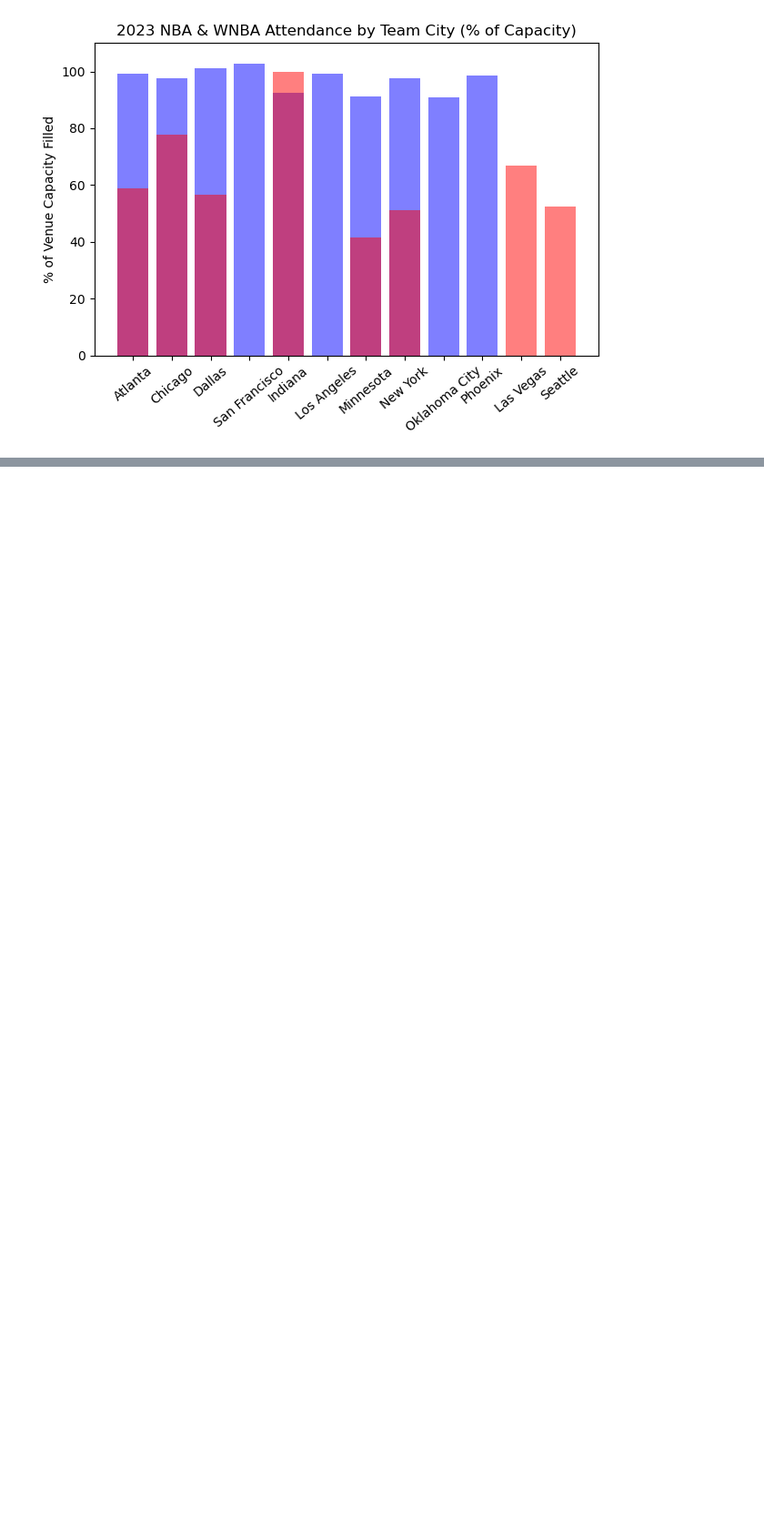
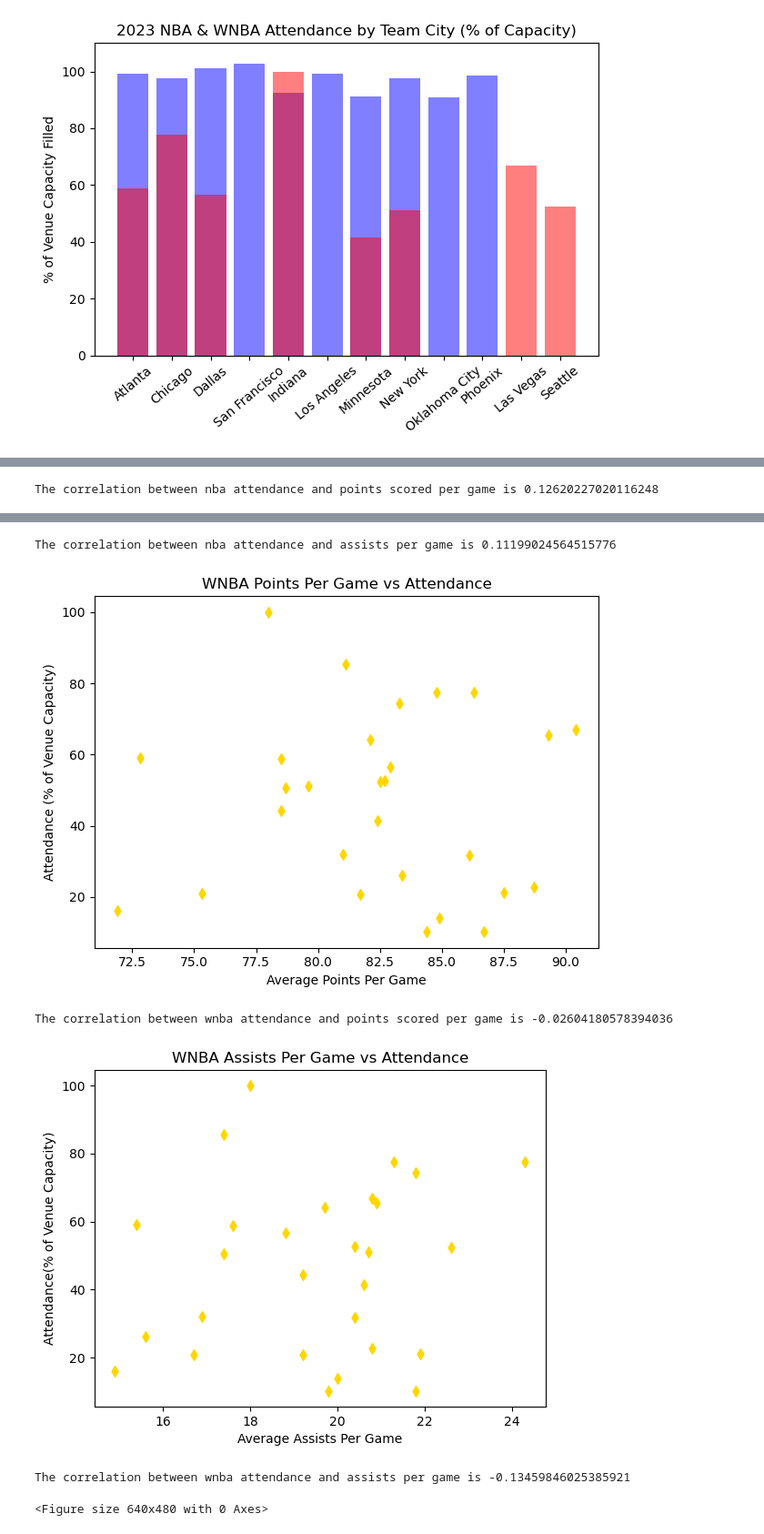
Before and after one commit to Hensonkk/NBA-VS-WNBA, a Jupyter notebook: Attendance Analysis.ipynb, the cells around one changed output, grey strips where cells are left out. Shown at 91% size. Saved outputs shown, nothing was run; the diff lists cells and outputs as text; code cells hidden in the pictures; blank space fills up the shorter version.

Commit message:
added comments, fixed typo on graph

```diff
--- a/Attendance Analysis.ipynb
+++ b/Attendance Analysis.ipynb
@@ -352,0 +319,44 @@ The correlation between wnba attendance and assists per game is -0.1345984602538
+# %%
+# NBA points scatterplot
+plt.scatter(nba_restricted_pts, nba_restricted_attendance_percent, marker = "d", color = "black")
+pts_attendance_corr = st.pearsonr(nba_restricted_pts, nba_restricted_attendance_percent)[0]
+plt.title("NBA Points Per Game vs Attendance")
+plt.ylabel("Attendance (% of Venue Capacity)")
+plt.xlabel("Average Points Per Game")
+plt.tight_layout()
+plt.show()
+plt.savefig(f"./graph_outputs/NBA attendance vs pts.png")
+print(f"The correlation between nba attendance and points scored per game is {pts_attendance_corr}")
+
+# NBA assists scatterplot
+plt.scatter(nba_restricted_ast, nba_restricted_attendance_percent, marker = "d", color = "black")
+ast_attendance_corr = st.pearsonr(nba_ast, nba_overall_percent)[0]
+plt.title("NBA Assists Per Game vs Attendance")
+plt.ylabel("Attendance (% of Venue Capacity)")
+plt.xlabel("Average Assists Per Game")
+plt.tight_layout()
+plt.show()
+plt.savefig(f"./graph_outputs/NBA attendance vs assists.png")
+print(f"The correlation between nba attendance and assists per game is {ast_attendance_corr}")
+
+# WNBA points scatterplot
+plt.scatter(wnba_restricted_pts, wnba_restricted_attendance_percent, marker = "d", color = "gold")
+pts_attendance_corr = st.pearsonr(wnba_restricted_pts, wnba_restricted_attendance_percent)[0]
+plt.title("WNBA Points Per Game vs Attendance")
+plt.ylabel("Attendance (% of Venue Capacity)")
+plt.xlabel("Average Points Per Game")
+plt.tight_layout()
+plt.show()
+plt.savefig(f"./graph_outputs/WNBA attendance vs pts.png")
+print(f"The correlation between wnba attendance and points scored per game is {pts_attendance_corr}")
+
+# WNBA assists scatterplot
+plt.scatter(wnba_restricted_ast, wnba_restricted_attendance_percent, marker = "d", color = "gold")
+ast_attendance_corr = st.pearsonr(wnba_ast, wnba_overall_percent)[0]
+plt.title("WNBA Assists Per Game vs Attendance")
+plt.ylabel("Attendance(% of Venue Capacity)")
+plt.xlabel("Average Assists Per Game")
+plt.show()
+plt.savefig(f"./graph_outputs/WNBA attendance vs assists.png")
+print(f"The correlation between wnba attendance and assists per game is {ast_attendance_corr}")
+# %% [output]
@@ -352,0 +364 @@ The correlation between wnba attendance and assists per game is -0.1345984602538
+The correlation between nba attendance and points scored per game is 0.12620227020116248
@@ -352,0 +366,6 @@ The correlation between wnba attendance and assists per game is -0.1345984602538
+The correlation between nba attendance and assists per game is 0.11199024564515776
+[figure, added]
+The correlation between wnba attendance and points scored per game is -0.02604180578394036
+[figure, added]
+The correlation between wnba attendance and assists per game is -0.13459846025385921
+<Figure size 640x480 with 0 Axes>
```
Also changed, not shown: parts of 9 cells of this notebook, 6 other files.
